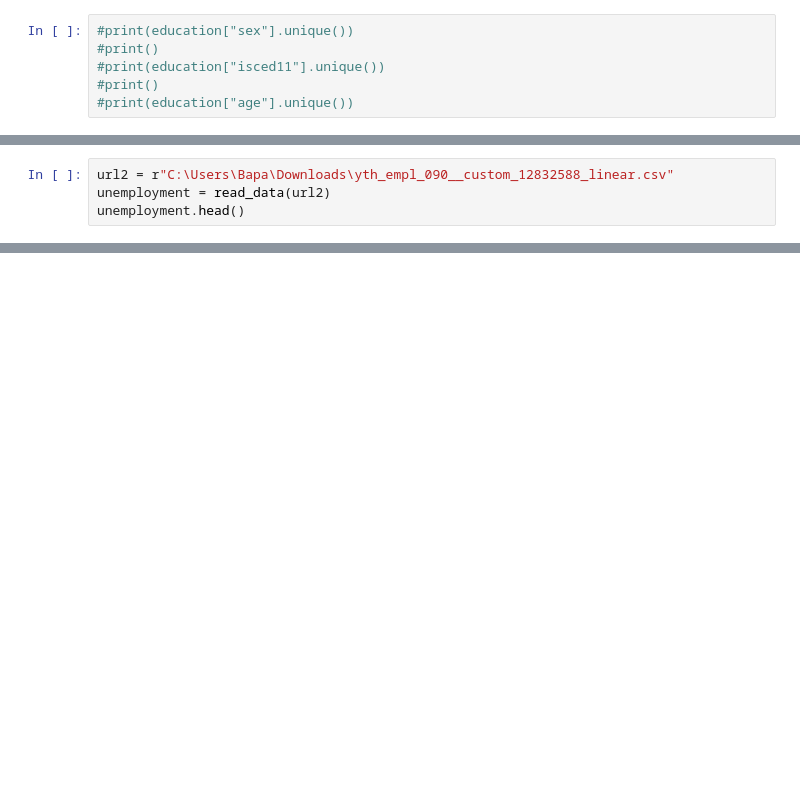
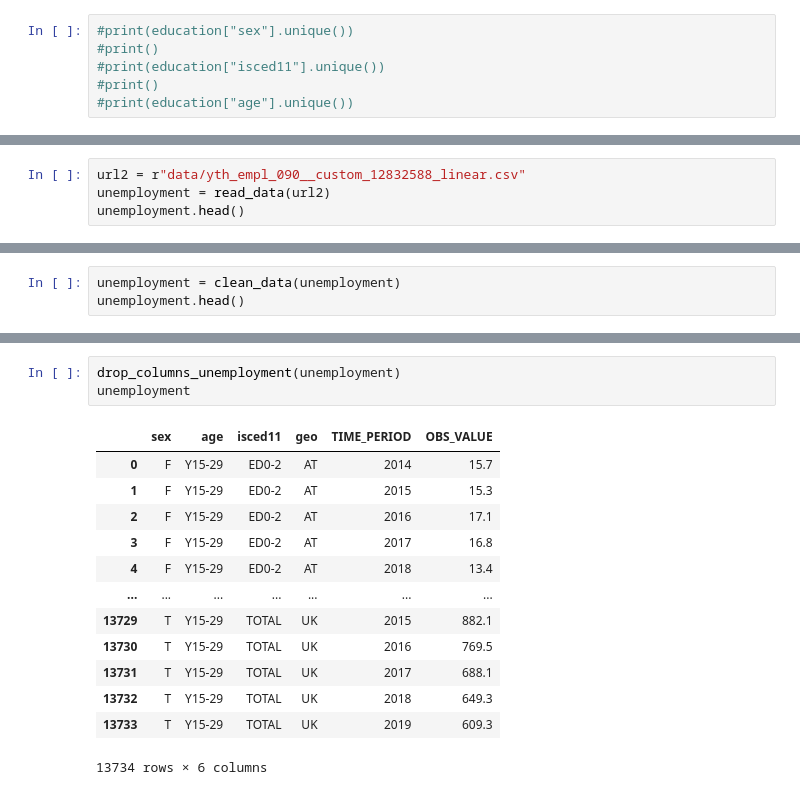
Before and after one commit to harimrys/project-ue, a Jupyter notebook: main.ipynb, the cells around one changed output, grey strips where cells are left out. Drawn from its saved outputs; the diff is of its cells as text; blank space fills up the shorter version.

```diff
--- a/main.ipynb
+++ b/main.ipynb
@@ -41,7 +41,7 @@ education.head()
 | 3 | ESTAT:EDAT_LFS_9903(1.0) | 13/06/24 23:00:00 | Anual | Percentage | Females | ED0-2:Less than primary, primary ... | Y15-29:From 15 to 29 years | AT:Austria | 2017 | 27.2 | ... |
 | 4 | ESTAT:EDAT_LFS_9903(1.0) | 13/06/24 23:00:00 | Anual | Percentage | Females | ED0-2:Less than primary, primary ... | Y15-29:From 15 to 29 years | AT:Austria | 2018 | 27.1 | ... |
 # %%
-url2 = r"C:\Users\Bapa\Downloads\yth_empl_090__custom_12832588_linear.csv"
+url2 = r"data/yth_empl_090__custom_12832588_linear.csv"
 unemployment = read_data(url2)
 unemployment.head()
 # %% [output]
@@ -51,3 +51,6 @@ unemployment.head()
 | 2 | ESTAT:YTH_EMPL_090(1.0) | 13/06/24 23:00:00 | A | F | Y15-29 | PC | ED0-2 | AT | 2016 | 17.1 | ... |
 | 3 | ESTAT:YTH_EMPL_090(1.0) | 13/06/24 23:00:00 | A | F | Y15-29 | PC | ED0-2 | AT | 2017 | 16.8 | ... |
 | 4 | ESTAT:YTH_EMPL_090(1.0) | 13/06/24 23:00:00 | A | F | Y15-29 | PC | ED0-2 | AT | 2018 | 13.4 | ... |
+# %%
+unemployment = clean_data(unemployment)
+unemployment.head()
@@ -53,0 +89,17 @@ unemployment.head()
+# %%
+drop_columns_unemployment(unemployment)
+unemployment
+# %% [output]
+|  | sex | age | isced11 | geo | TIME_PERIOD | OBS_VALUE |
+| 0 | F | Y15-29 | ED0-2 | AT | 2014 | 15.7 |
+| 1 | F | Y15-29 | ED0-2 | AT | 2015 | 15.3 |
+| 2 | F | Y15-29 | ED0-2 | AT | 2016 | 17.1 |
+| 3 | F | Y15-29 | ED0-2 | AT | 2017 | 16.8 |
+| 4 | F | Y15-29 | ED0-2 | AT | 2018 | 13.4 |
+| ... | ... | ... | ... | ... | ... | ... |
+| 13729 | T | Y15-29 | TOTAL | UK | 2015 | 882.1 |
+| 13730 | T | Y15-29 | TOTAL | UK | 2016 | 769.5 |
+| 13731 | T | Y15-29 | TOTAL | UK | 2017 | 688.1 |
+| 13732 | T | Y15-29 | TOTAL | UK | 2018 | 649.3 |
+| 13733 | T | Y15-29 | TOTAL | UK | 2019 | 609.3 |
+13734 rows × 6 columns
```
Also changed, not shown: parts of 5 cells of this notebook, 1 other file.
